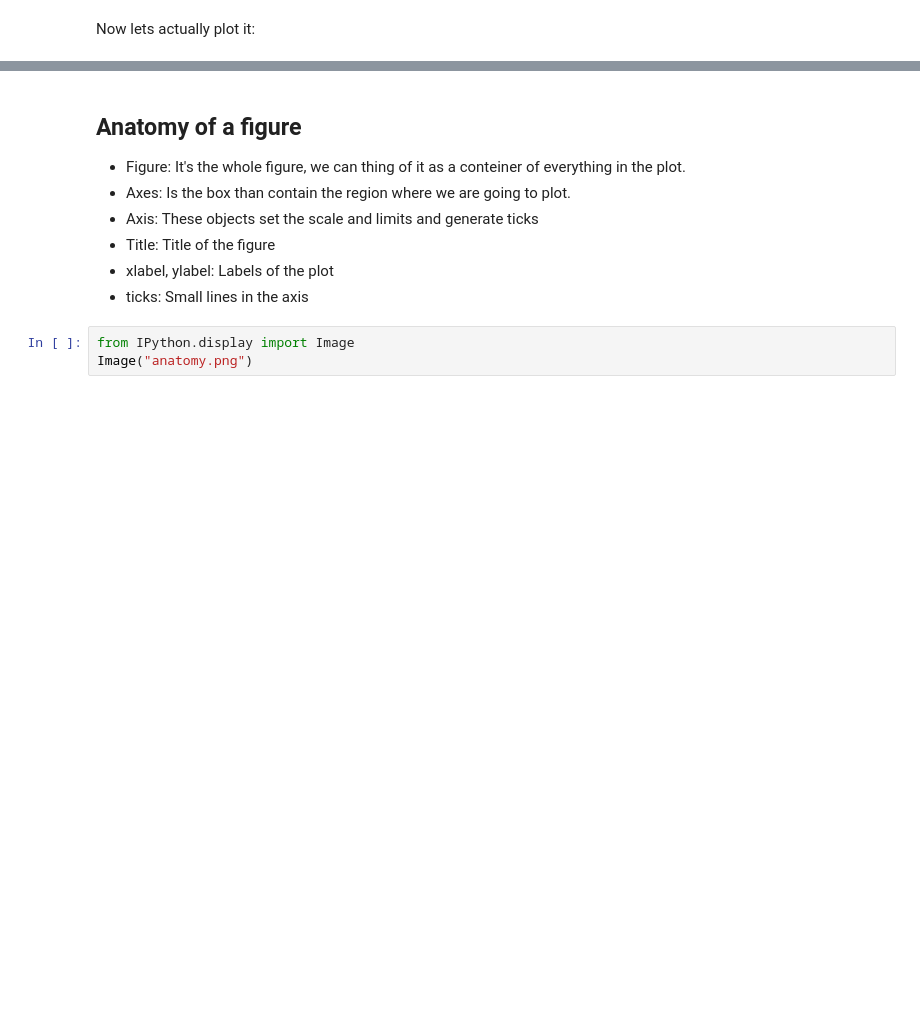
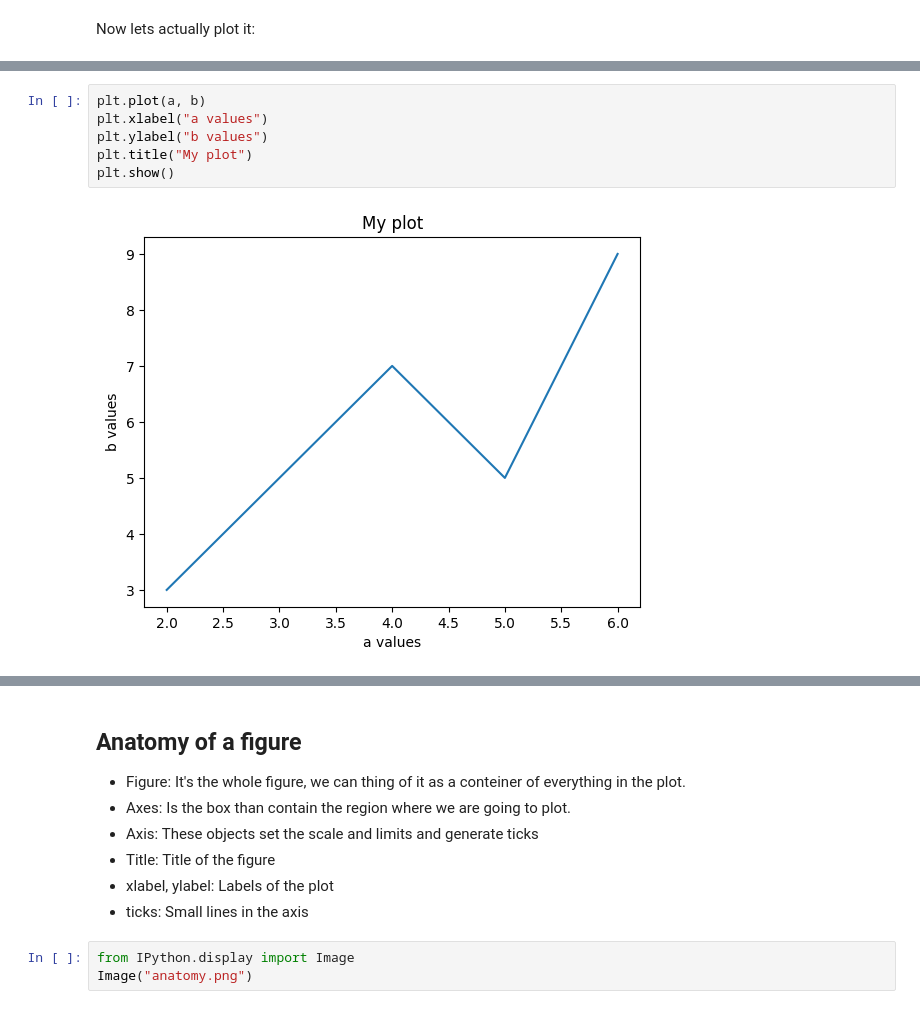
Before and after one commit to ricard1997/matplotlib_essentials, a Jupyter notebook: Untitled.ipynb, the cells around one changed output, grey strips where cells are left out. Cells and saved outputs as stored; diff of their text form; blank space fills up the shorter version.

```diff
--- a/Untitled.ipynb
+++ b/Untitled.ipynb
@@ -33,0 +47,8 @@ Now lets actually plot it:
+# %%
+plt.plot(a, b)
+plt.xlabel("a values")
+plt.ylabel("b values")
+plt.title("My plot")
+plt.show()
+# %% [output]
+[figure, added]
```
Also changed, not shown: parts of 37 cells of this notebook.
